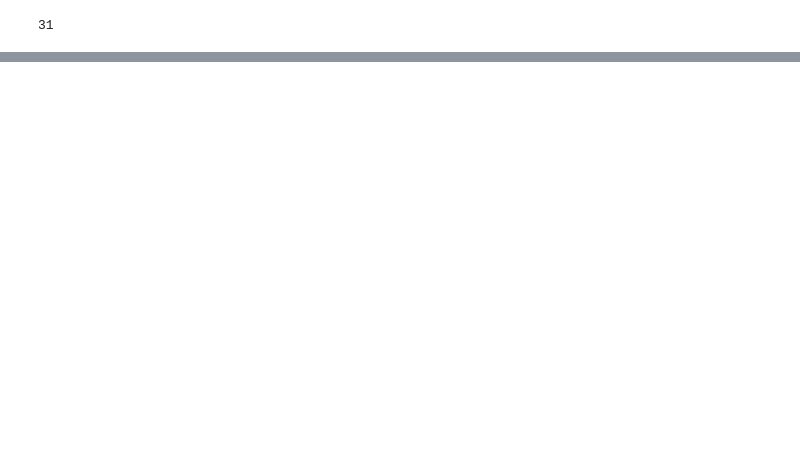
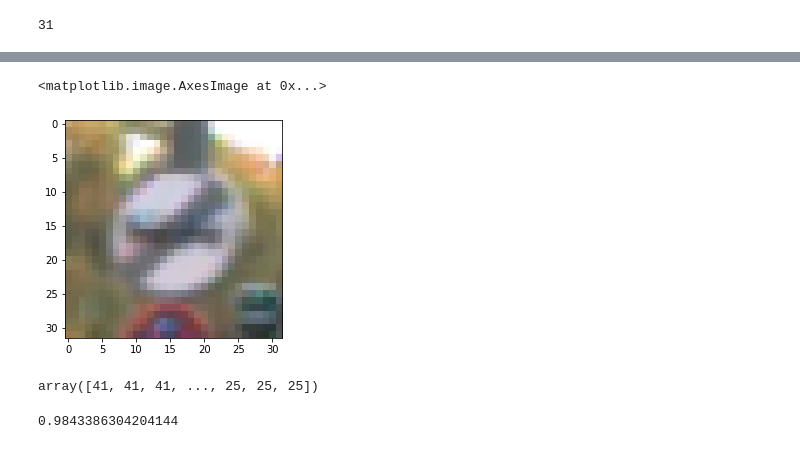
Before and after one commit to oskarkon/dw_matrix_car, a Jupyter notebook: dzień4.ipynb, the cells around one changed output, grey strips where cells are left out. Saved outputs shown, nothing was run; the diff lists cells and outputs as text; code cells hidden in the pictures; blank space fills up the shorter version.

```diff
--- a/dzień4.ipynb
+++ b/dzień4.ipynb
@@ -134,0 +136,5 @@ labeles_dict=df.to_dict()['b']
+# %%
+plt.imshow(X_test[100])
+# %% [output]
+<matplotlib.image.AxesImage at 0x...>
+[figure, added]
@@ -134,0 +151,11 @@ labeles_dict=df.to_dict()['b']
+# %%
+ y_test_norm=np.argmax(y_test, axis=1)
+ y_pred_prob=model_trained.predict(X_test)
+ y_pred=np.argmax(y_pred_prob,axis=1)
+ y_test_norm
+# %% [output]
+array([41, 41, 41, ..., 25, 25, 25])
+# %%
+predict(model_trained, X_test, y_test)
+# %% [output]
+0.9843386304204144
```
Also changed, not shown: parts of 19 cells of this notebook.
